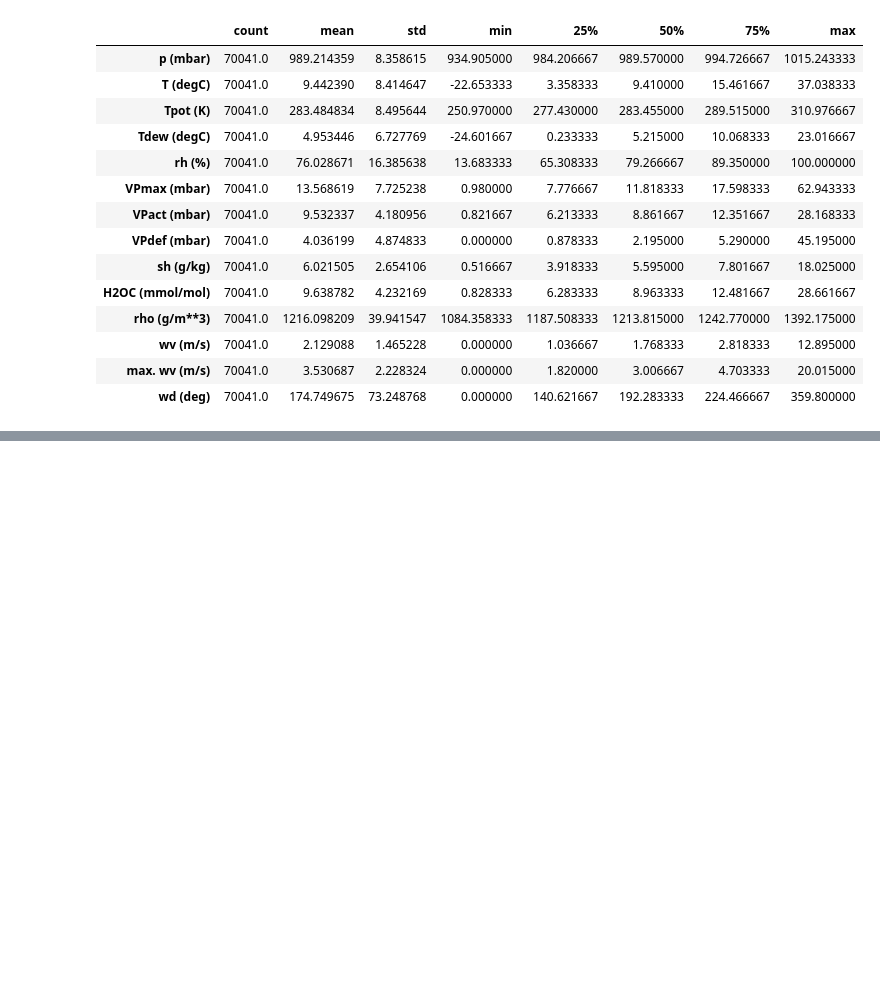
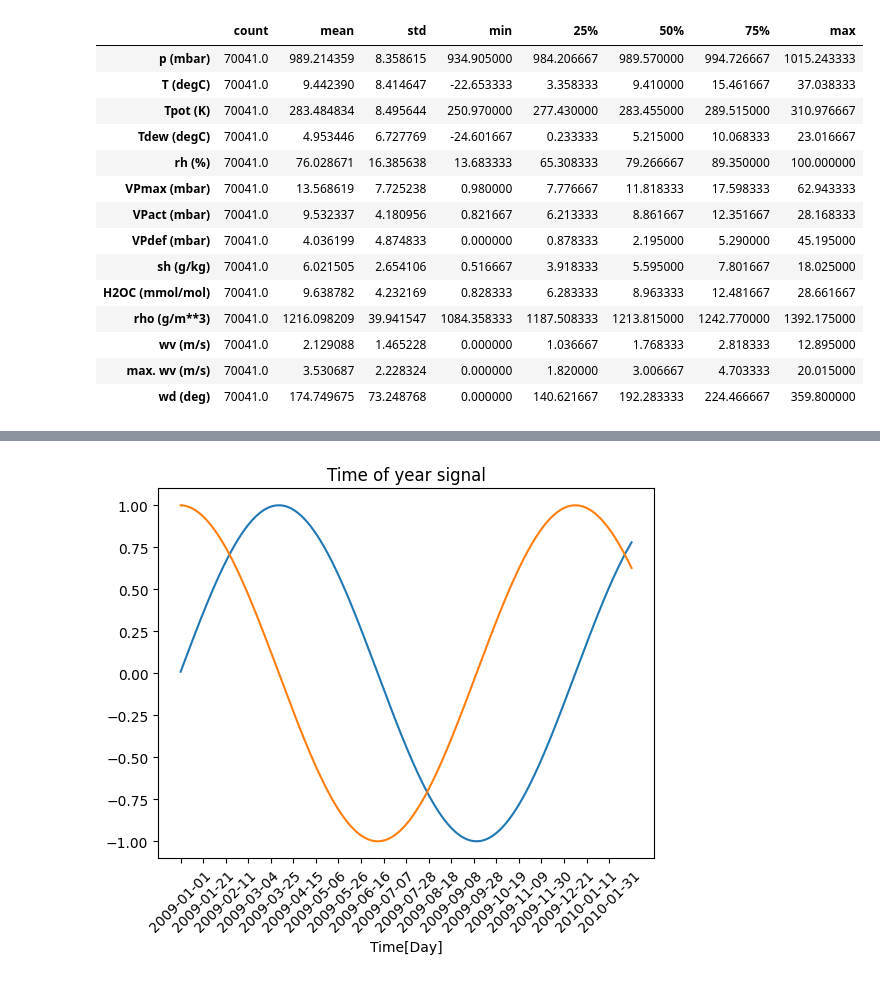
Before and after one commit to freemancho1/ai-projects, a Jupyter notebook: 40-WORK-T213P310/51-ts-climate.ipynb, the cells around one changed output, grey strips where cells are left out. Cells and saved outputs as stored; diff of their text form; code cells hidden in the pictures; blank space fills up the shorter version.

```diff
--- a/40-WORK-T213P310/51-ts-climate.ipynb
+++ b/40-WORK-T213P310/51-ts-climate.ipynb
@@ -93,7 +81,8 @@ df_climate.describe().T
 | wd (deg) | 70041.0 | 174.749675 | 73.248768 | 0.000000 | 140.621667 | 192.283333 | 224.466667 | 359.800000 |
 # %%
 # 이 두 행은 조건에 의해 특정 컬럼값을 변경시키는 방법임(같은 기능)
-df_climate.loc[df_climate['wv (m/s)'] < 0.0, 'wv (m/s)'] = 0.0
+df_climate['wv (m/s)'][df_climate['wv (m/s)'] < 0.0] = 0.0
+# df_climate.loc[df_climate['wv (m/s)'] < 0.0, 'wv (m/s)'] = 0.0
 df_climate['max. wv (m/s)'] = df_climate['max. wv (m/s)'].apply(lambda x: 0 if x < 0 else x)
 # %%
 df_climate.describe().T
@@ -124,3 +113,5 @@ wd_radian = df_climate.pop('wd (deg)') * np.pi / 180
 # 바람백터 생성
 df_climate['Vwv_X'] = wv * np.cos(wd_radian)
 df_climate['Vwv_Y'] = wv * np.sin(wd_radian)
+df_climate['Vmwv_X'] = max_wv * np.cos(wd_radian)
+df_climate['Vmwv_Y'] = max_wv * np.sin(wd_radian)
@@ -128,0 +138,18 @@ https://www.tensorflow.org/tutorials/structured_data/time_series?hl=ko
+# %%
+_day = 24 * 60 * 60
+_year = (365.2425) * _day
+_timestamp_s = df_climate.index.map(pd.Timestamp.timestamp)
+# %%
+df_climate['day_sin'] = np.sin(_timestamp_s * (2 * np.pi / _day))
+df_climate['day_cos'] = np.cos(_timestamp_s * (2 * np.pi / _day))
+df_climate['year_sin'] = np.sin(_timestamp_s * (2 * np.pi / _year))
+df_climate['year_cos'] = np.cos(_timestamp_s * (2 * np.pi / _year))
+# %%
+plt.plot(df_climate['year_sin'][:10000])
+plt.plot(df_climate['year_cos'][:10000])
+plt.xticks(df_climate.index[:10000:500], rotation=45)
+plt.xlabel('Time[Day]')
+plt.title('Time of year signal')
+plt.show()
+# %% [output]
+[figure, added]
```
Also changed, not shown: parts of 19 cells of this notebook.
